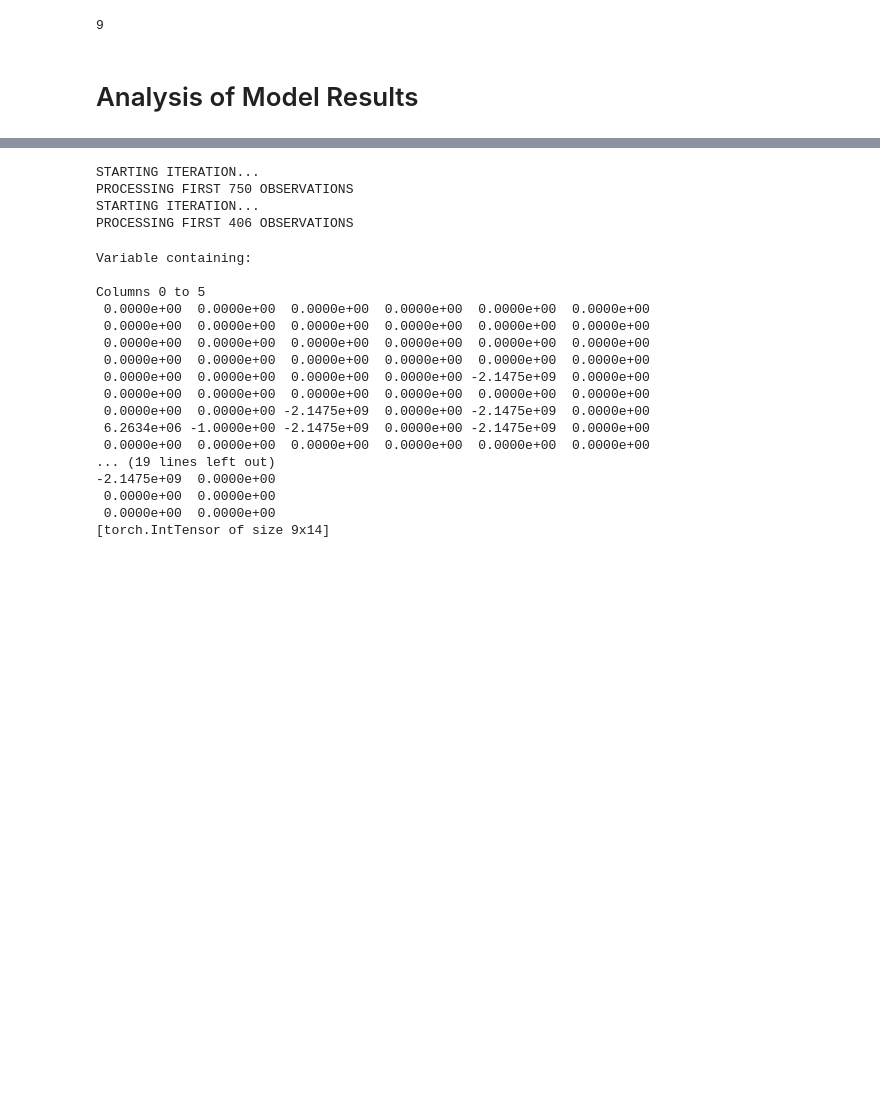
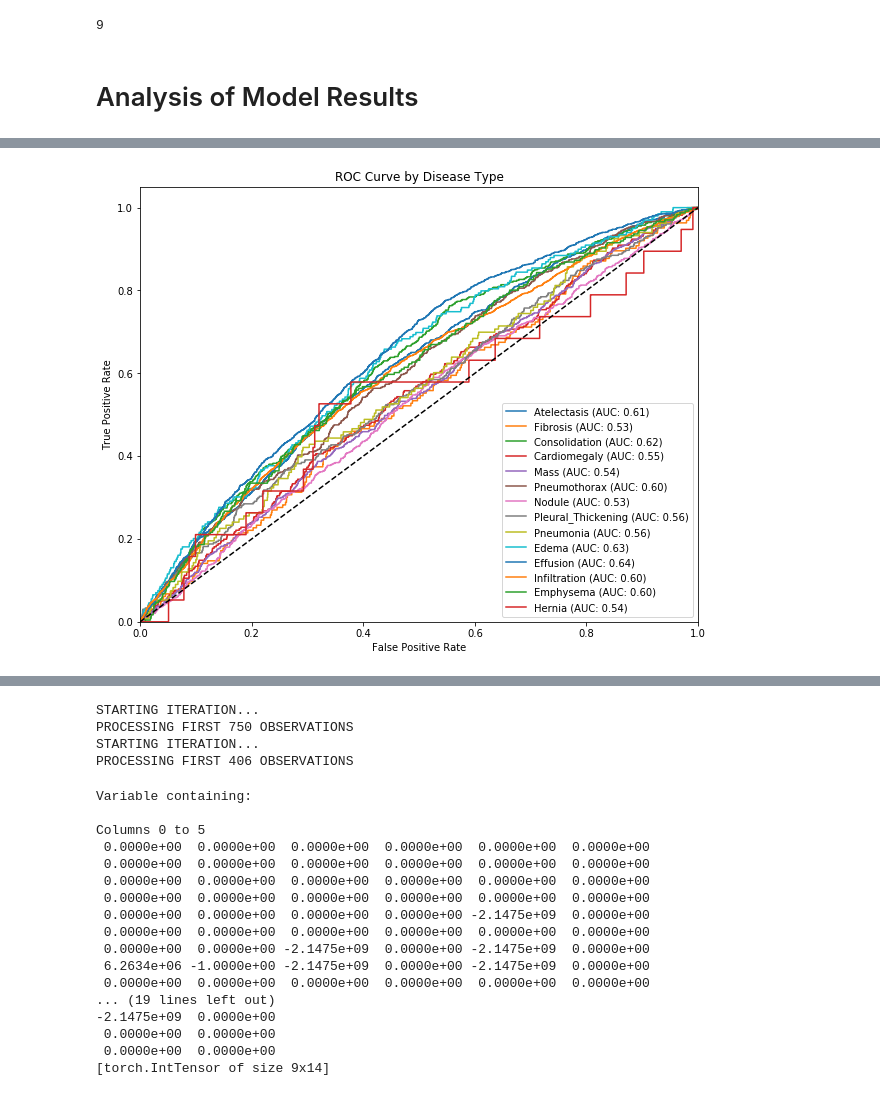
Before and after one commit to pmanion0/xrayproj, a Jupyter notebook: Train Neural Network.ipynb, the cells around one changed output, grey strips where cells are left out. Cells and saved outputs as stored; diff of their text form; code cells hidden in the pictures; blank space fills up the shorter version.

```diff
--- a/Train Neural Network.ipynb
+++ b/Train Neural Network.ipynb
@@ -523,5 +523,5 @@ train_model(model_ft,
             criterion,
             optimizer_ft,
             exp_lr_scheduler,
-            num_epochs=8)
+            num_epochs=1)
 # %% [output]
@@ -767,7 +751,7 @@ def plot_auc_curves(in_evaluator):
     plt.ylim([0.0, 1.05])
     plt.xlabel('False Positive Rate')
     plt.ylabel('True Positive Rate')
-    plt.title('Receiver operating characteristic example')
+    plt.title('ROC Curve by Disease Type')
     plt.legend(loc="lower right")
     plt.show()
 # %%
@@ -810 +772,17 @@ m.add(p.data, a.data)
+# %%
+epoch_evals = {}
+# %%
+epoch = exp_lr_scheduler.last_epoch
+
+epoch_evals[epoch] = {}
+
+epoch_evals[epoch]['val'] = ModelEvaluator(model_ft, dataloaders['val'])
+#epoch_evals[epoch]['train'] = ModelEvaluator(model_ft, dataloaders['train'])
+
+epoch_evals[epoch]['val'].run()
+#epoch_evals[epoch]['train'].run()
+# %%
+plot_auc_curves(epoch_evals[2]['val'])
+# %% [output]
+[figure, added]
 # %%
```
Also changed, not shown: parts of 9 cells of this notebook.
